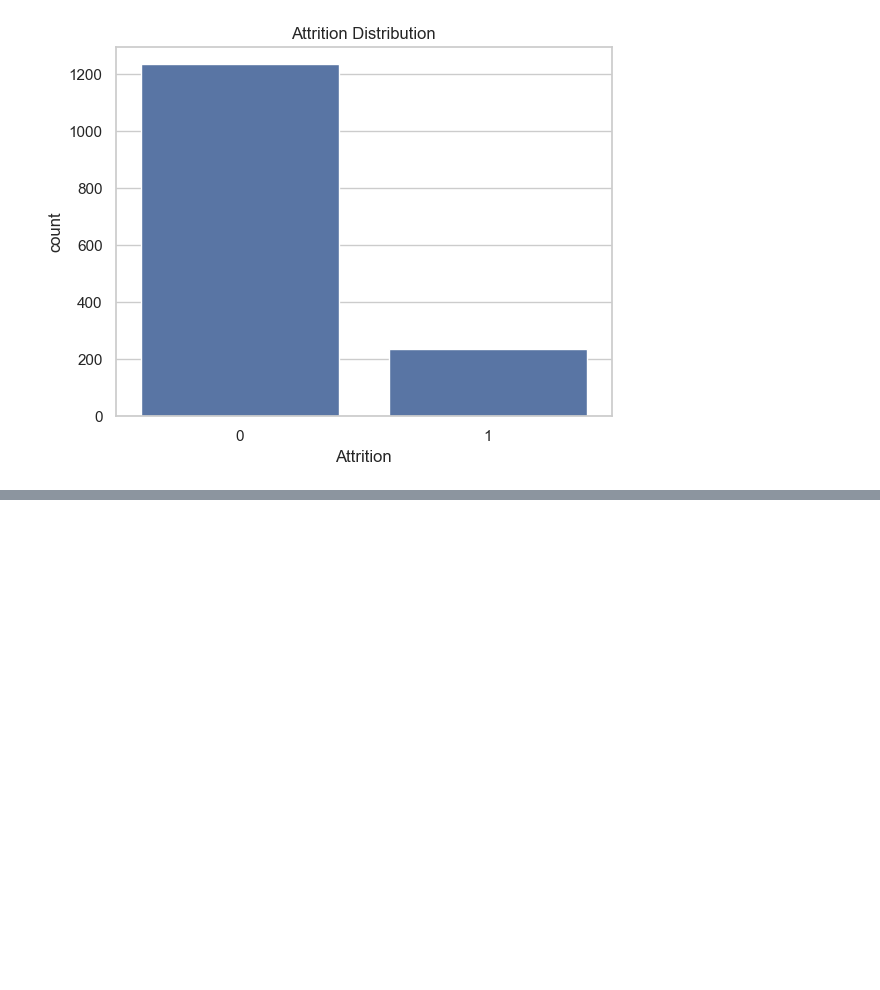
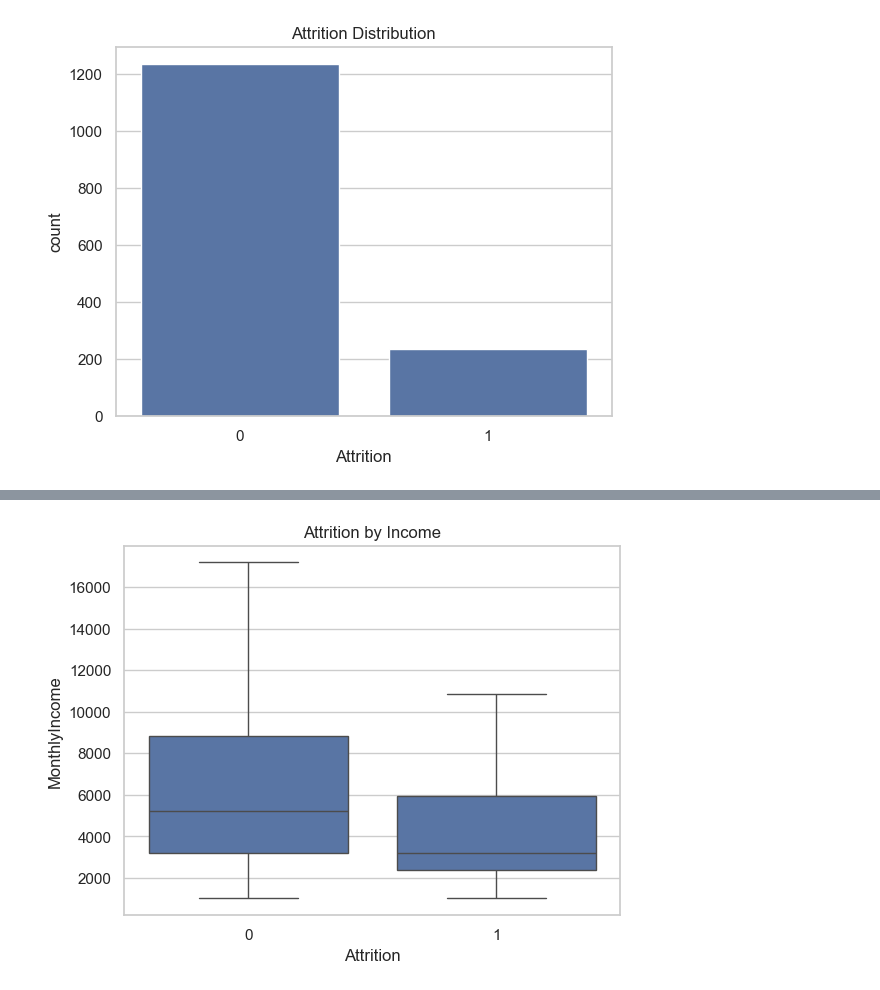
Before and after one commit to jongmin627/employee-attrition-analysis, a Jupyter notebook: notebooks/data_processing.ipynb, the cells around one changed output, grey strips where cells are left out. Saved outputs shown, nothing was run; the diff lists cells and outputs as text; code cells hidden in the pictures; blank space fills up the shorter version.

```diff
--- a/notebooks/data_processing.ipynb
+++ b/notebooks/data_processing.ipynb
@@ -129,0 +156,10 @@ plt.show()
+# %%
+# 연봉에 따른 이탈율 비교
+
+sns.boxplot(x='Attrition', y='MonthlyIncome', data=df, showfliers = False)
+plt.title('Attrition by Income')
+plt.show()
+
+# 낮은 연봉으로 인해 이탈 가능성 높음.
+# %% [output]
+[figure, added]
```
Also changed, not shown: parts of 21 cells of this notebook, 9 other files.
